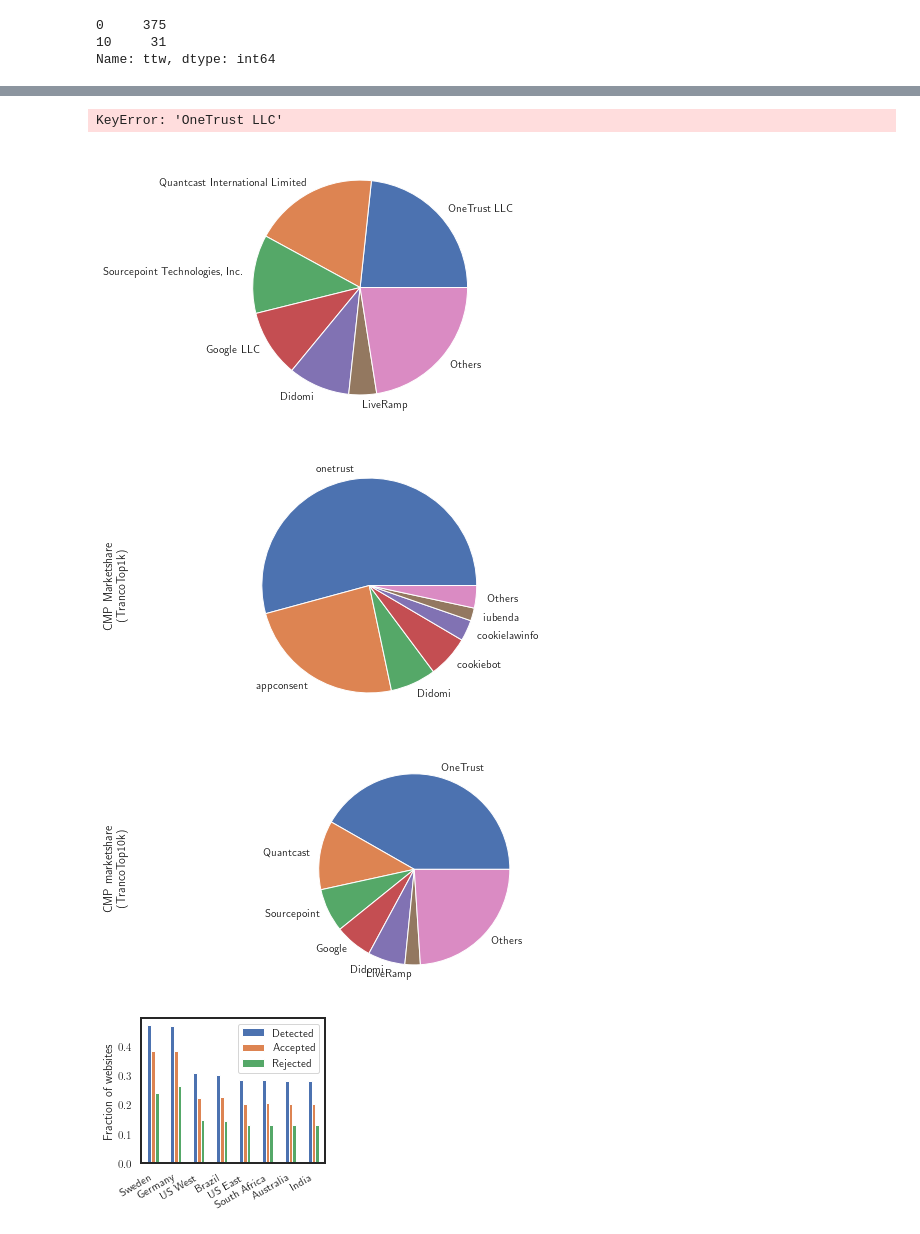
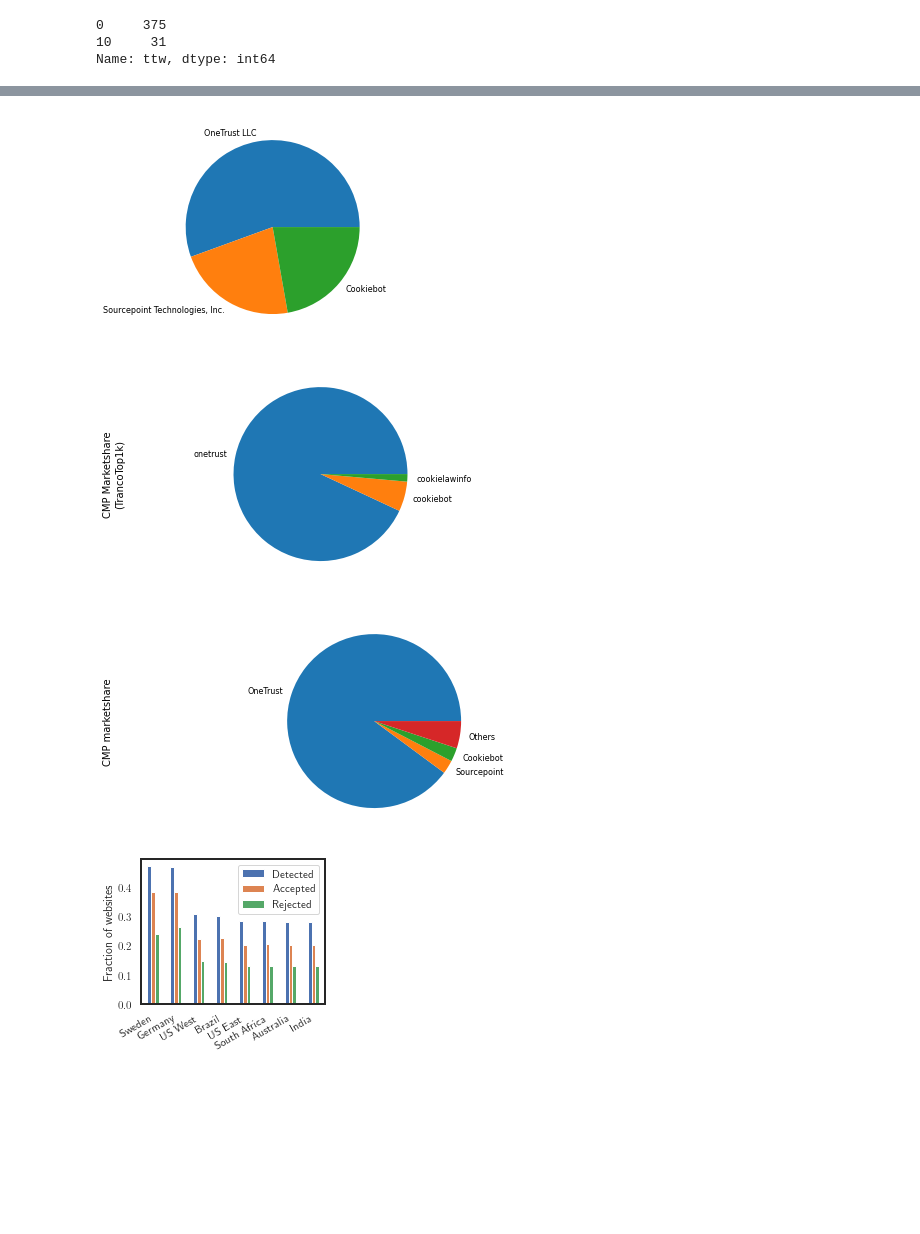
Before and after one commit to maxwellmlin/dataverse-files, a Jupyter notebook: reproducibility/analysis.ipynb, the cells around one changed output, grey strips where cells are left out. Saved outputs shown, nothing was run; the diff lists cells and outputs as text; code cells hidden in the pictures; blank space fills up the shorter version.

```diff
--- a/reproducibility/analysis.ipynb
+++ b/reproducibility/analysis.ipynb
@@ -1344,6 +1345,6 @@ RuntimeError: Failed to process string with tex because latex could not be found
 # %%
 top_x = 6
-eu_v = runs['desktop'].eu_central.visits
+eu_v = runs['desktop'].us_east.visits
 reject_v = eu_v[eu_v.visit_id>=OFFSET_REJECT]
 
 cmpname = reject_v.cmp_name
@@ -1354,22 +1355,21 @@ ot_nc = reject_v[(reject_v.nc_cmp_name == 'onetrust') & (reject_v.cmp_name != 'O
 didomi_nc = reject_v[(reject_v.nc_cmp_name == 'Didomi') & (reject_v.cmp_name != 'Didomi')].shape[0]
 reject_v['other'] = (reject_v.nc_cmp_name.astype(bool) | reject_v.cmp_name.astype(bool)) & (reject_v.nc_cmp_name != 'Didomi') & (reject_v.nc_cmp_name != 'onetrust') & ~(reject_v.cmp_name.isin(cmp_freq[:top_x].index))
 reject_v['merged'] = reject_v.cmp_name.str.cat(reject_v.nc_cmp_name,sep=" ")
+reject_v.to_csv('files/csv/out.csv')
 others = reject_v['other'].astype(bool).sum()
 cmp_freq_merged = cmp_freq.copy()
 cmp_freq_merged["OneTrust LLC"] = cmp_freq["OneTrust LLC"] + ot_nc
-cmp_freq_merged["Didomi"] = cmp_freq["Didomi"] + didomi_nc
+# cmp_freq_merged["Didomi"] = cmp_freq["Didomi"] + didomi_nc
-# %% [output]
-KeyError: 'OneTrust LLC'
 # %%
 # Market share of CMPs detected by __tcfapi()
 tops = cmp_freq[:top_x]
 tops.at['Others'] = cmp_freq[top_x:].sum()
-tops.name = "CMP Marketshare\n(AlexaTop1k)"
+tops.name = ""
 ax = tops.plot.pie()
 ax.yaxis.set_label_coords(0.4,0.5)
-# ax.figure.savefig('./figs/ms_total_1k.png', bbox_inches='tight')
+ax.figure.savefig('./files/figs/ms_total_1k.png', bbox_inches='tight', dpi=600, facecolor='white')
 # %% [output]
-[figure, old version]
+[figure, new version]
 # %%
 # Market share of CMPs detected by NeverConsent addon
 tops = cmp_freq_nc[:top_x]
@@ -1380,19 +1380,19 @@ ax.yaxis.set_label_coords(-0.4,0.5)
 # ax.figure.show()
 # ax.figure.savefig('./ms_total_1k.png', bbox_inches='tight')
 # %% [output]
-[figure, old version]
+[figure, new version]
 # %%
 # Market share of CMPs detected by union of __tcfapi() and NeverConsent addon
 tops = cmp_freq_merged[:top_x]
 tops.at['Others'] = others
-tops.name = "CMP marketshare\n(TrancoTop10k)"
+tops.name = "CMP marketshare"
 tops.index = [x.split()[0] for x in tops.index]
 ax = tops.plot.pie()
 ax.yaxis.set_label_coords(-0.7,0.5)
 # ax.figure.show()
-ax.figure.savefig(FIG_DIR+'/ms_total_10k.pdf', bbox_inches='tight')
+ax.figure.savefig(FIG_DIR+'/ms_total_10k.png', bbox_inches='tight', dpi=600, facecolor='white')
 # %% [output]
-[figure, old version]
+[figure, new version]
 # %%
 # Barplot for banner detected in different location
 def plot_btn_pro(df, name="", AWSs=AWS_names):
```
Also changed, not shown: parts of 7 cells of this notebook.
